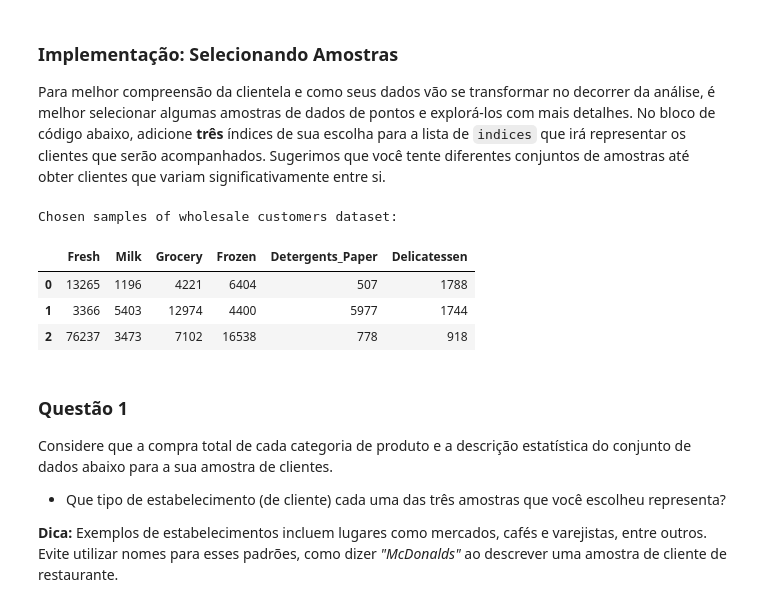
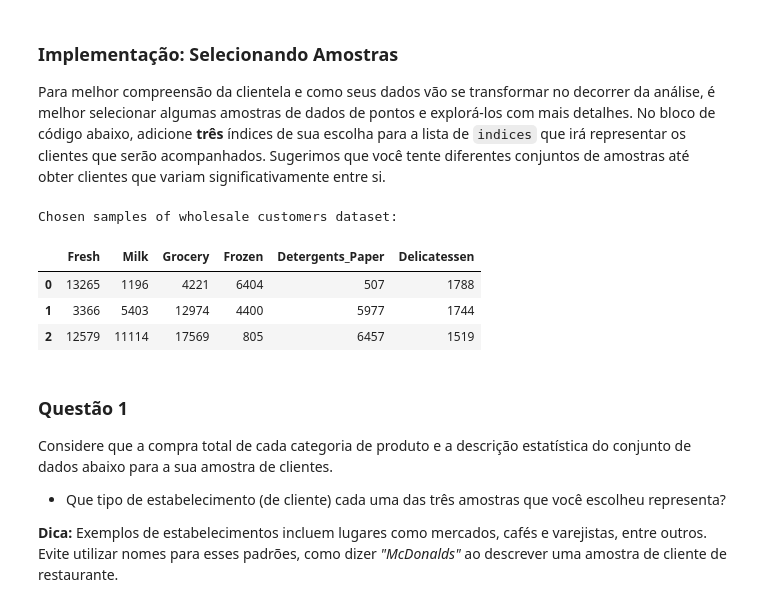
Before and after one commit to DaviFreire/customer_segments, a Jupyter notebook: customer_segments_PT.ipynb, the cells around one changed output. Cells and saved outputs as stored; diff of their text form; code cells hidden in the pictures.

```diff
--- a/customer_segments_PT.ipynb
+++ b/customer_segments_PT.ipynb
@@ -60,18 +60,18 @@ display(data.describe())
 Para melhor compreensão da clientela e como seus dados vão se transformar no decorrer da análise, é melhor selecionar algumas amostras de dados de pontos e explorá-los com mais detalhes. No bloco de código abaixo, adicione **três** índices de sua escolha para a lista de `indices` que irá representar os clientes que serão acompanhados. Sugerimos que você tente diferentes conjuntos de amostras até obter clientes que variam significativamente entre si.
 # %%
 # TODO: Selecione três índices de sua escolha que você gostaria de obter como amostra do conjunto de dados
-indices = [3,10,125]
+indices = [3,10,111]
 
 # Crie um DataFrame das amostras escolhidas
 samples = pd.DataFrame(data.loc[indices], columns = data.keys()).reset_index(drop = True)
 print ("Chosen samples of wholesale customers dataset:")
 display(samples)
 # %% [output]
 Chosen samples of wholesale customers dataset:
 |  | Fresh | Milk | Grocery | Frozen | Detergents_Paper | Delicatessen |
 | 0 | 13265 | 1196 | 4221 | 6404 | 507 | 1788 |
 | 1 | 3366 | 5403 | 12974 | 4400 | 5977 | 1744 |
-| 2 | 76237 | 3473 | 7102 | 16538 | 778 | 918 |
+| 2 | 12579 | 11114 | 17569 | 805 | 6457 | 1519 |
 # %% [markdown]
 ### Questão 1
 Considere que a compra total de cada categoria de produto e a descrição estatística do conjunto de dados abaixo para a sua amostra de clientes.
```
Also changed, not shown: parts of 26 cells of this notebook.
